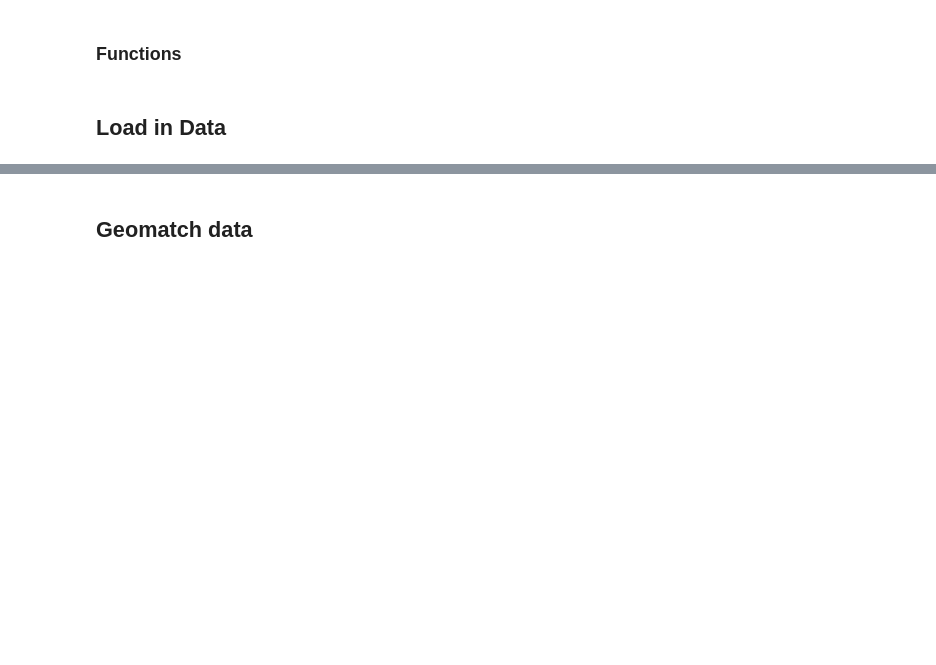
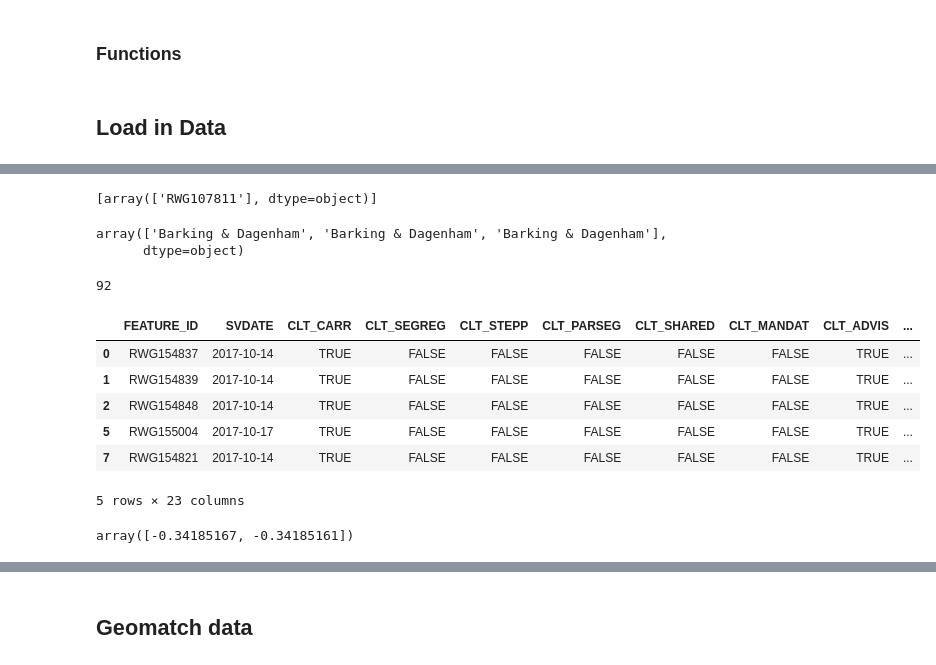
Before and after one commit to dtuthill/erdos_project, a Jupyter notebook: DataFrames/geomatch.ipynb, the cells around one changed output, grey strips where cells are left out. Saved outputs shown, nothing was run; the diff lists cells and outputs as text; code cells hidden in the pictures; blank space fills up the shorter version.

```diff
--- a/DataFrames/geomatch.ipynb
+++ b/DataFrames/geomatch.ipynb
@@ -118,0 +309,4 @@ collisions['match'] = False
+# %%
+[cycle_lane_track.iloc[within].iloc[mask].FEATURE_ID.values]
+# %% [output]
+[array(['RWG107811'], dtype=object)]
@@ -118,0 +329,20 @@ collisions['match'] = False
+# %%
+boroughs = cycle_lane_track.iloc[within].iloc[mask].BOROUGH.values
+boroughs[boroughs != np.array(None)]
+# %% [output]
+array(['Barking & Dagenham', 'Barking & Dagenham', 'Barking & Dagenham'],
+      dtype=object)
+# %%
+len(overlap_borough)
+# %% [output]
+92
+# %%
+cycle_lane_track.iloc[within].head()
+# %% [output]
+|  | FEATURE_ID | SVDATE | CLT_CARR | CLT_SEGREG | CLT_STEPP | CLT_PARSEG | CLT_SHARED | CLT_MANDAT | CLT_ADVIS | ... |
+| 0 | RWG154837 | 2017-10-14 | TRUE | FALSE | FALSE | FALSE | FALSE | FALSE | TRUE | ... |
+| 1 | RWG154839 | 2017-10-14 | TRUE | FALSE | FALSE | FALSE | FALSE | FALSE | TRUE | ... |
+| 2 | RWG154848 | 2017-10-14 | TRUE | FALSE | FALSE | FALSE | FALSE | FALSE | TRUE | ... |
+| 5 | RWG155004 | 2017-10-17 | TRUE | FALSE | FALSE | FALSE | FALSE | FALSE | TRUE | ... |
+| 7 | RWG154821 | 2017-10-14 | TRUE | FALSE | FALSE | FALSE | FALSE | FALSE | TRUE | ... |
+5 rows × 23 columns
@@ -118,0 +373,4 @@ collisions['match'] = False
+# %%
+np.unique(aadf_year.iloc[B[within].flatten()][aadf_year.iloc[B[within].flatten()].Count_point_id.values == count_id].Longitude.values)
+# %% [output]
+array([-0.34185167, -0.34185161])
```
Also changed, not shown: parts of 54 cells of this notebook, 3 other files.
